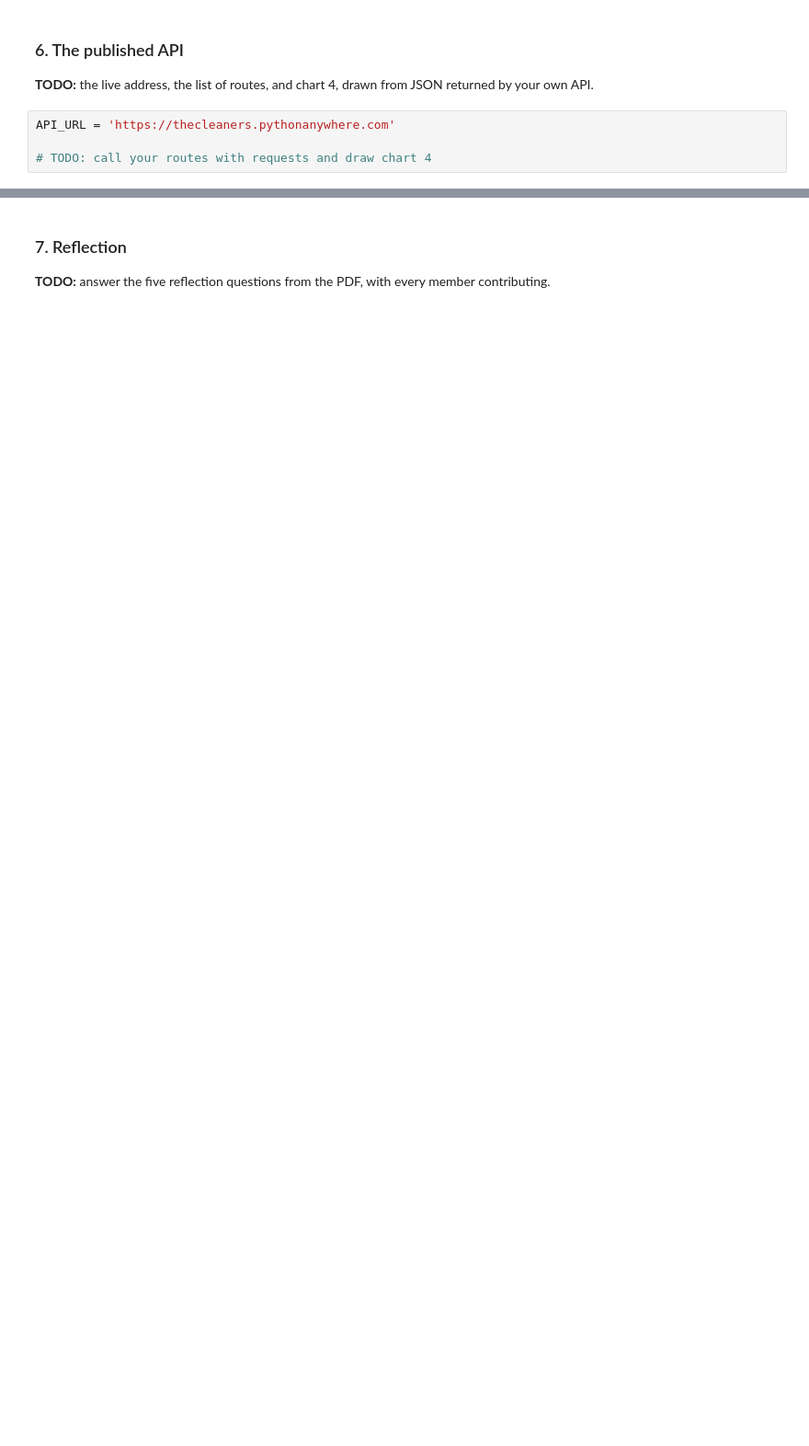
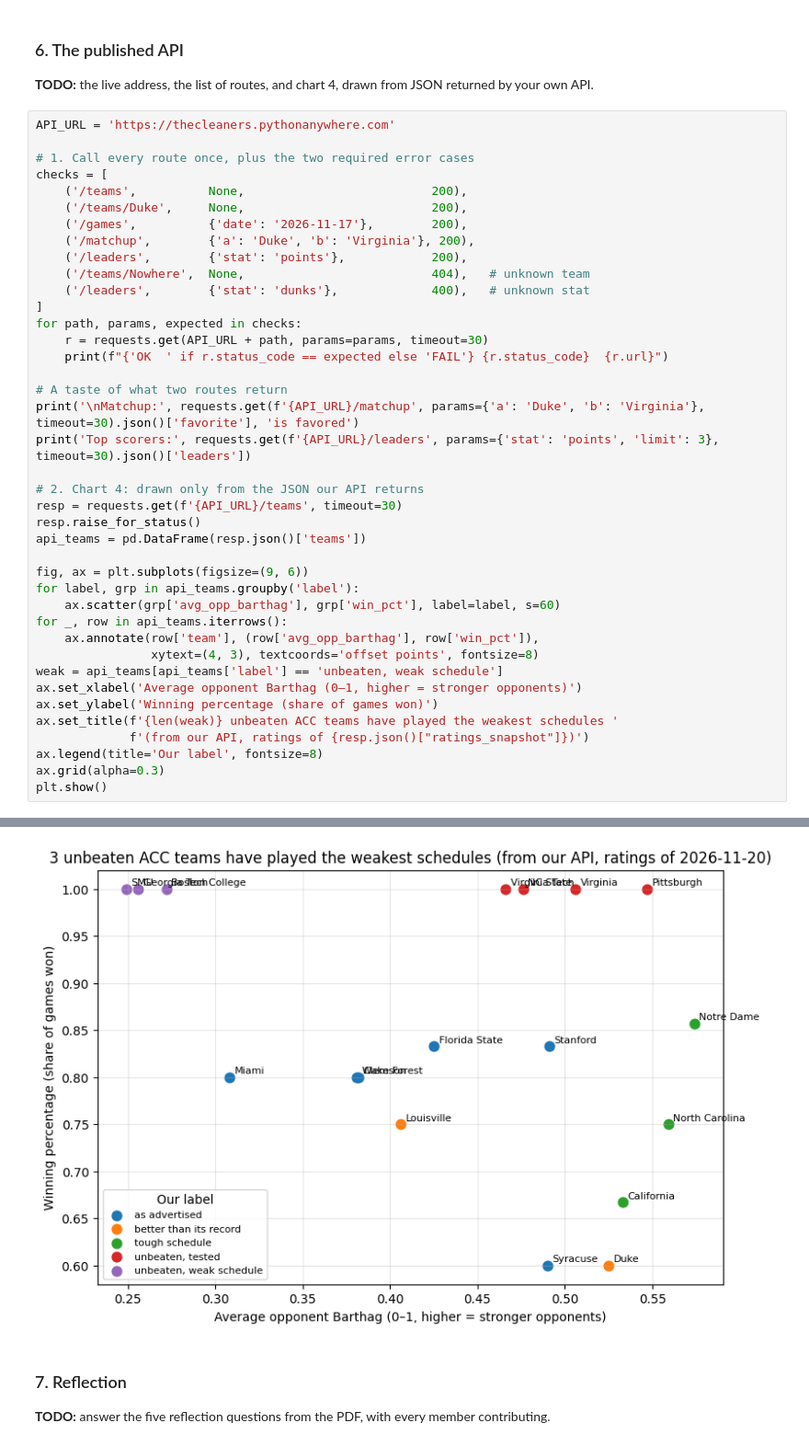
Before and after one commit to karen-tran08/ds2002-acc-reality-check, a Jupyter notebook: ACC Reality Check Starter.ipynb, the cells around one changed output, grey strips where cells are left out. Shown at 92% size. Cells and saved outputs as stored; diff of their text form; blank space fills up the shorter version.

```diff
--- a/ACC Reality Check Starter.ipynb
+++ b/ACC Reality Check Starter.ipynb
@@ -964,4 +965,41 @@ decision_log
 # %%
 API_URL = 'https://thecleaners.pythonanywhere.com'
 
-# TODO: call your routes with requests and draw chart 4
+# 1. Call every route once, plus the two required error cases
+checks = [
+    ('/teams',          None,                          200),
+    ('/teams/Duke',     None,                          200),
+    ('/games',          {'date': '2026-11-17'},        200),
+    ('/matchup',        {'a': 'Duke', 'b': 'Virginia'}, 200),
+    ('/leaders',        {'stat': 'points'},            200),
+    ('/teams/Nowhere',  None,                          404),   # unknown team
+    ('/leaders',        {'stat': 'dunks'},             400),   # unknown stat
+]
+for path, params, expected in checks:
+    r = requests.get(API_URL + path, params=params, timeout=30)
+    print(f"{'OK  ' if r.status_code == expected else 'FAIL'} {r.status_code}  {r.url}")
+
+# A taste of what two routes return
+print('\nMatchup:', requests.get(f'{API_URL}/matchup', params={'a': 'Duke', 'b': 'Virginia'}, timeout=30).json()['favorite'], 'is favored')
+print('Top scorers:', requests.get(f'{API_URL}/leaders', params={'stat': 'points', 'limit': 3}, timeout=30).json()['leaders'])
+
+# 2. Chart 4: drawn only from the JSON our API returns
+resp = requests.get(f'{API_URL}/teams', timeout=30)
+resp.raise_for_status()
+api_teams = pd.DataFrame(resp.json()['teams'])
+
+fig, ax = plt.subplots(figsize=(9, 6))
+for label, grp in api_teams.groupby('label'):
+    ax.scatter(grp['avg_opp_barthag'], grp['win_pct'], label=label, s=60)
+for _, row in api_teams.iterrows():
+    ax.annotate(row['team'], (row['avg_opp_barthag'], row['win_pct']),
+                xytext=(4, 3), textcoords='offset points', fontsize=8)
+weak = api_teams[api_teams['label'] == 'unbeaten, weak schedule']
+ax.set_xlabel('Average opponent Barthag (0–1, higher = stronger opponents)')
+ax.set_ylabel('Winning percentage (share of games won)')
+ax.set_title(f'{len(weak)} unbeaten ACC teams have played the weakest schedules '
+             f'(from our API, ratings of {resp.json()["ratings_snapshot"]})')
+ax.legend(title='Our label', fontsize=8)
+ax.grid(alpha=0.3)
+plt.show()
+# %% [output]
@@ -968,3 +1016,4 @@ API_URL = 'https://thecleaners.pythonanywhere.com'
+[figure, added]
 # %% [markdown]
 ### 7. Reflection
 
```
Also changed, not shown: parts of 15 cells of this notebook.
